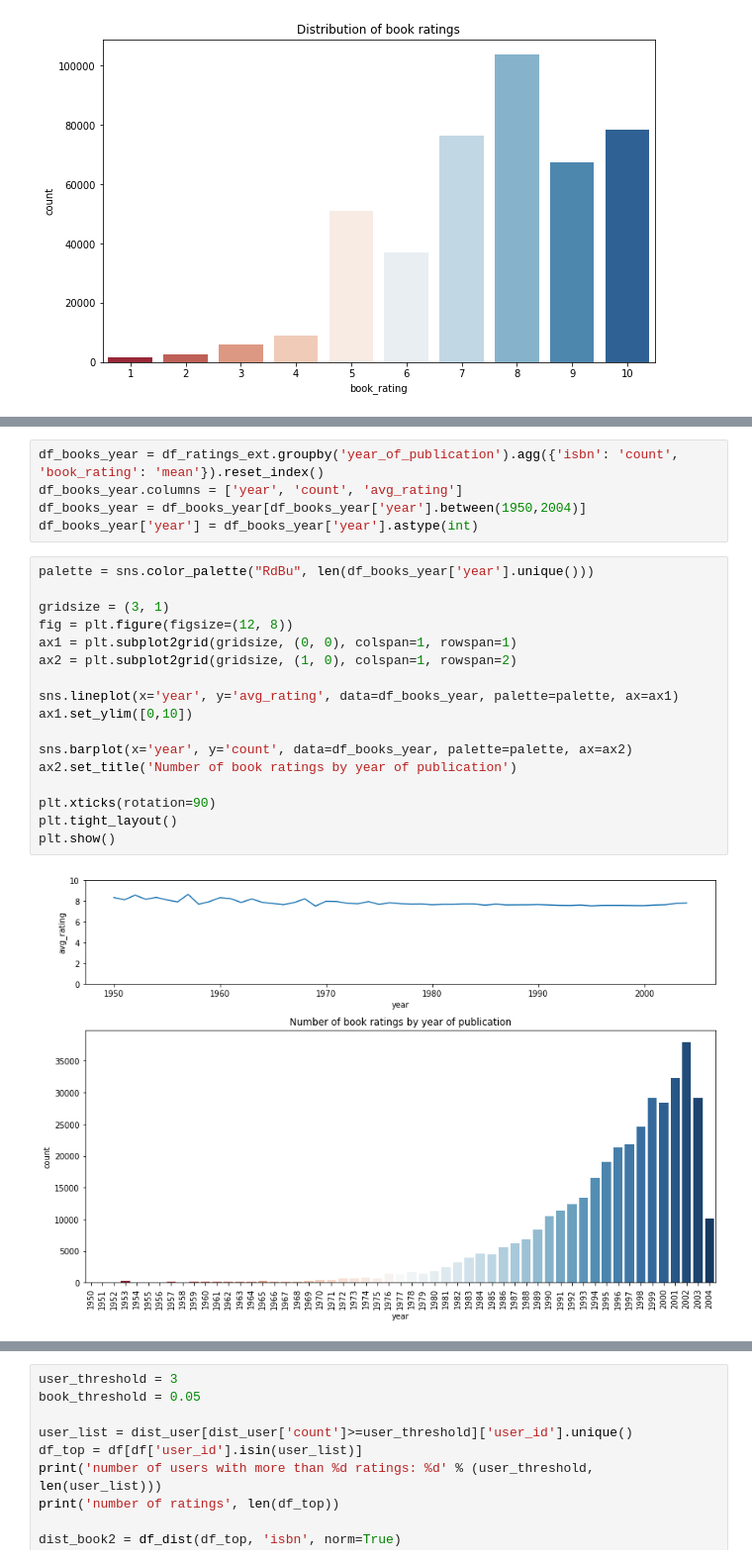
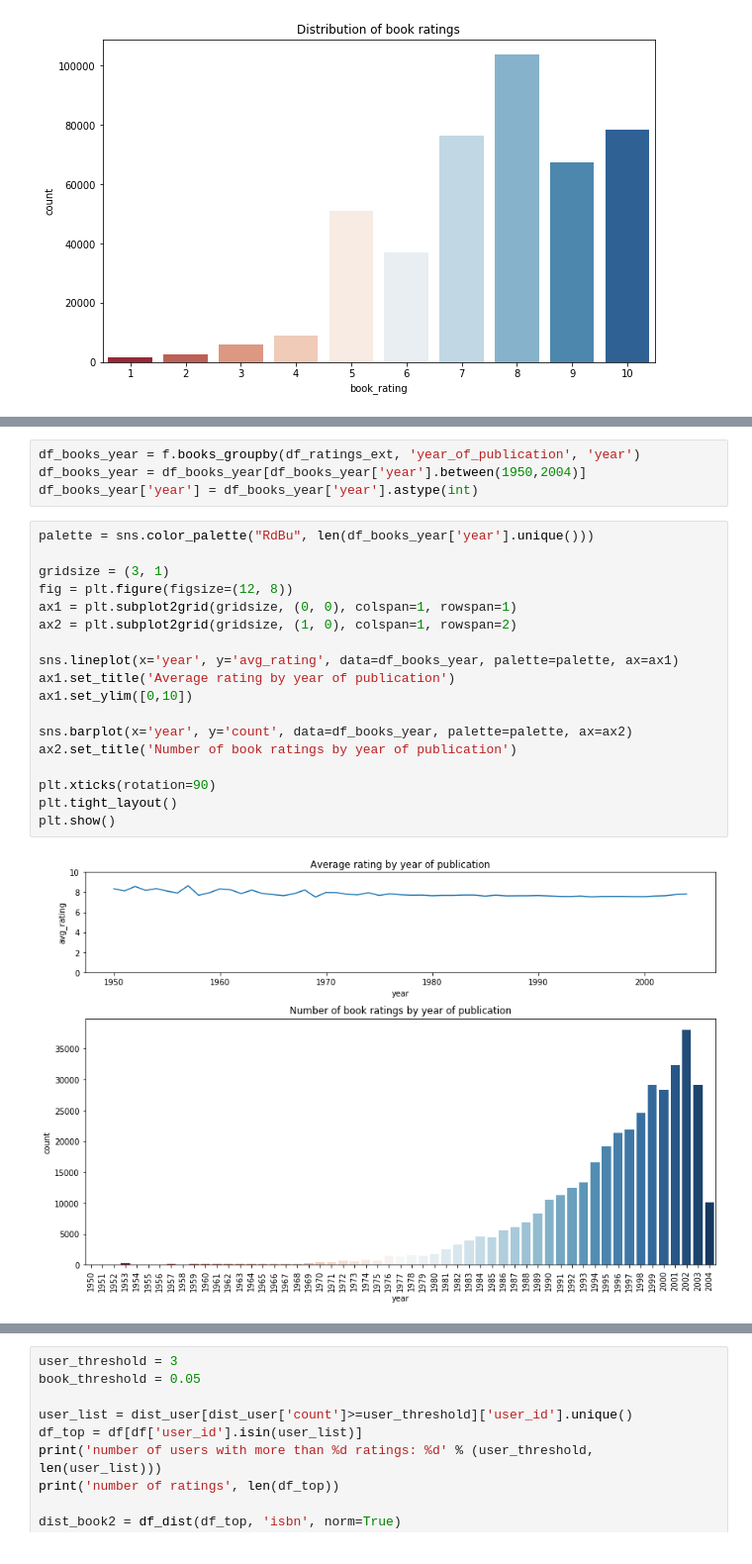
Before and after one commit to klaudia-nazarko/collaborative-filtering-python, a Jupyter notebook: intro.ipynb, the cells around one changed output, grey strips where cells are left out. Shown: that part at 99% size. Saved outputs shown, nothing was run; the diff lists cells and outputs as text.

```diff
--- a/intro.ipynb
+++ b/intro.ipynb
@@ -104,24 +47,24 @@ df_ratings_ext.head()
 # %%
-df_books_year = df_ratings_ext.groupby('year_of_publication').agg({'isbn': 'count', 'book_rating': 'mean'}).reset_index()
-df_books_year.columns = ['year', 'count', 'avg_rating']
+df_books_year = f.books_groupby(df_ratings_ext, 'year_of_publication', 'year')
 df_books_year = df_books_year[df_books_year['year'].between(1950,2004)]
 df_books_year['year'] = df_books_year['year'].astype(int)
 # %%
 palette = sns.color_palette("RdBu", len(df_books_year['year'].unique()))
 
 gridsize = (3, 1)
 fig = plt.figure(figsize=(12, 8))
 ax1 = plt.subplot2grid(gridsize, (0, 0), colspan=1, rowspan=1)
 ax2 = plt.subplot2grid(gridsize, (1, 0), colspan=1, rowspan=2)
 
 sns.lineplot(x='year', y='avg_rating', data=df_books_year, palette=palette, ax=ax1)
+ax1.set_title('Average rating by year of publication')
 ax1.set_ylim([0,10])
 
 sns.barplot(x='year', y='count', data=df_books_year, palette=palette, ax=ax2)
 ax2.set_title('Number of book ratings by year of publication')
 
 plt.xticks(rotation=90)
 plt.tight_layout()
 plt.show()
 # %% [output]
-[figure, old version]
+[figure, new version]
```
Also changed, not shown: parts of 33 cells of this notebook, 1 other file.
